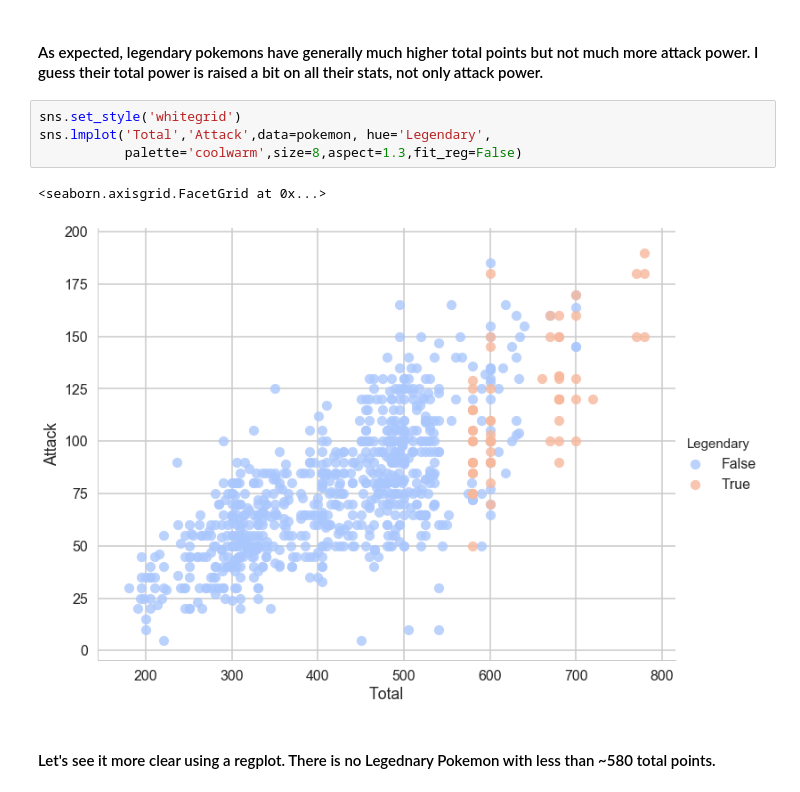
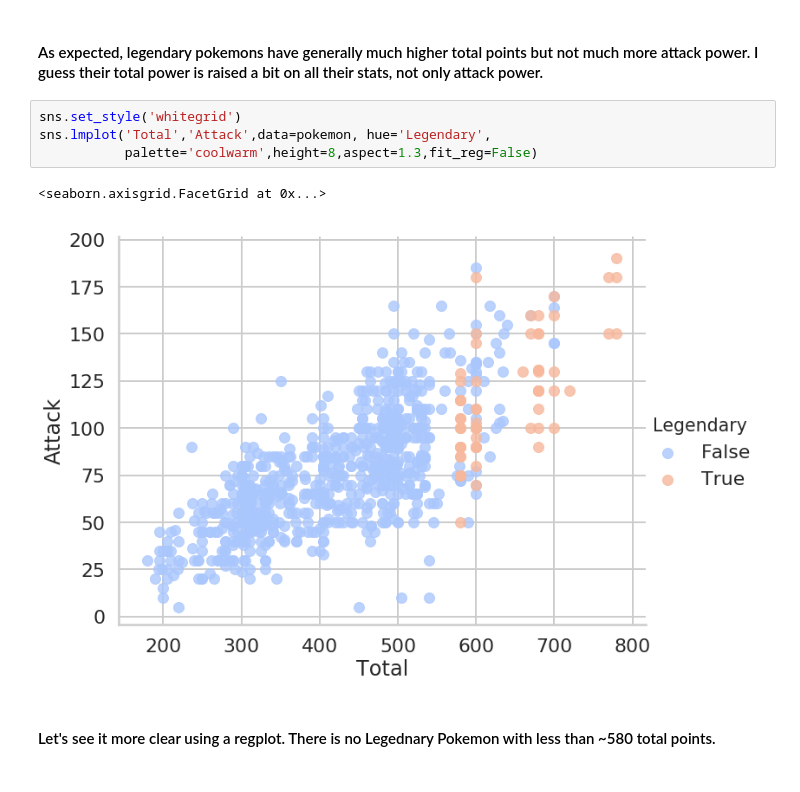
Before and after one commit to stefanosarta/pokemons, a Jupyter notebook: analysis.ipynb, the cells around one changed output. Cells and saved outputs as stored; diff of their text form.

```diff
--- a/analysis.ipynb
+++ b/analysis.ipynb
@@ -223,10 +223,10 @@ sns.boxplot(x='Legendary',y='HP',data=pokemon,palette='winter')
 # %%
 sns.set_style('whitegrid')
 sns.lmplot('Total','Attack',data=pokemon, hue='Legendary',
-           palette='coolwarm',size=8,aspect=1.3,fit_reg=False)
+           palette='coolwarm',height=8,aspect=1.3,fit_reg=False)
 # %% [output]
 <seaborn.axisgrid.FacetGrid at 0x...>
-[figure, old version]
+[figure, new version]
 # %% [markdown]
 #### Let's see it more clear using a regplot. There is no Legednary Pokemon with less than ~580 total points.
 # %%
```
Also changed, not shown: parts of 65 cells of this notebook, 1 other file.
